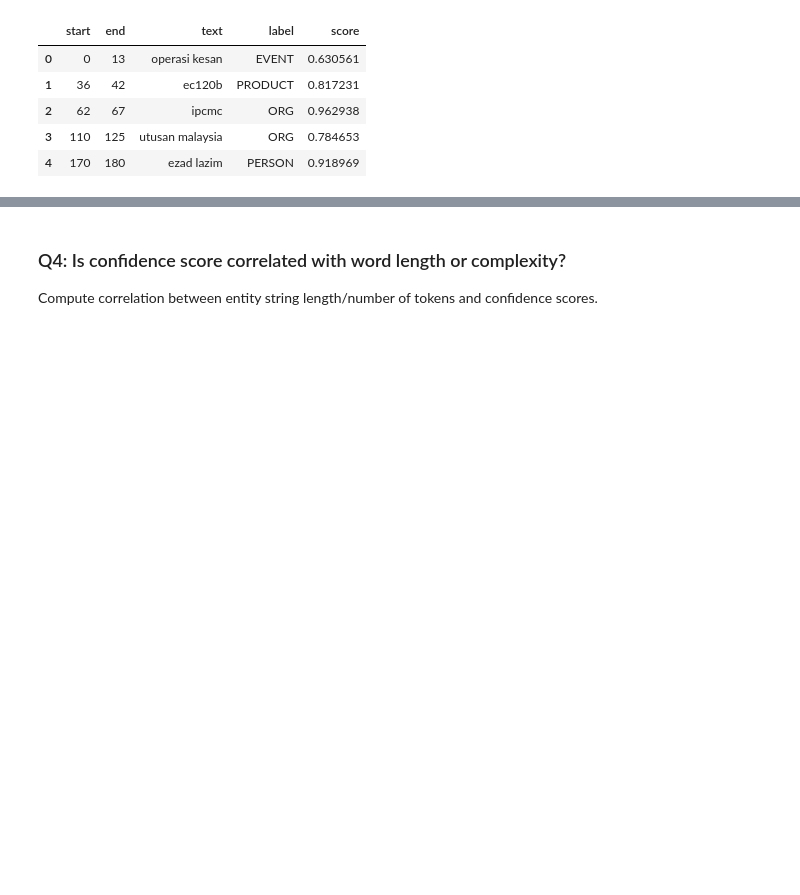
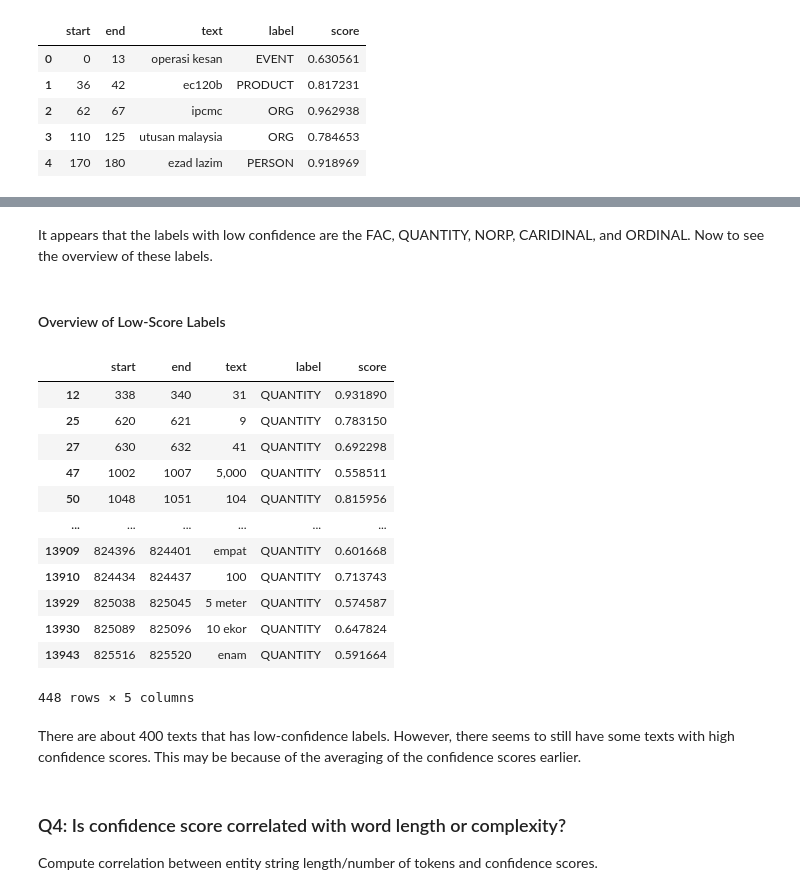
Before and after one commit to marifirfanibrahim/ner_news_malay, a Jupyter notebook: model_gliner/prediction_analysis.ipynb, the cells around one changed output, grey strips where cells are left out. Drawn from its saved outputs; the diff is of its cells as text; code cells hidden in the pictures; blank space fills up the shorter version.

```diff
--- a/model_gliner/prediction_analysis.ipynb
+++ b/model_gliner/prediction_analysis.ipynb
@@ -559,6 +558,29 @@ q3
 | 7 | NORP | 0.646193 |
 | 0 | CARDINAL | 0.629560 |
 | 8 | ORDINAL | 0.557388 |
+# %% [markdown]
+It appears that the labels with low confidence are the FAC, QUANTITY, NORP, CARIDINAL, and ORDINAL. Now to see the overview of these labels.
+# %% [markdown]
+#### Overview of Low-Score Labels
+# %%
+q3 = df[df['label'].isin(['FAC', 'QUANTITY', 'NORP', 'CARDINAL', 'ORDINAL'])]
+q3
+# %% [output]
+|  | start | end | text | label | score |
+| 12 | 338 | 340 | 31 | QUANTITY | 0.931890 |
+| 25 | 620 | 621 | 9 | QUANTITY | 0.783150 |
+| 27 | 630 | 632 | 41 | QUANTITY | 0.692298 |
+| 47 | 1002 | 1007 | 5,000 | QUANTITY | 0.558511 |
+| 50 | 1048 | 1051 | 104 | QUANTITY | 0.815956 |
+| ... | ... | ... | ... | ... | ... |
+| 13909 | 824396 | 824401 | empat | QUANTITY | 0.601668 |
+| 13910 | 824434 | 824437 | 100 | QUANTITY | 0.713743 |
+| 13929 | 825038 | 825045 | 5 meter | QUANTITY | 0.574587 |
+| 13930 | 825089 | 825096 | 10 ekor | QUANTITY | 0.647824 |
+| 13943 | 825516 | 825520 | enam | QUANTITY | 0.591664 |
+448 rows × 5 columns
+# %% [markdown]
+There are about 400 texts that has low-confidence labels. However, there seems to still have some texts with high confidence scores. This may be because of the averaging of the confidence scores earlier.
 # %% [markdown]
 ### Q4: Is confidence score correlated with word length or complexity?
 Compute correlation between entity string length/number of tokens and confidence scores.
```
Also changed, not shown: parts of 8 cells of this notebook, 7 other files.
